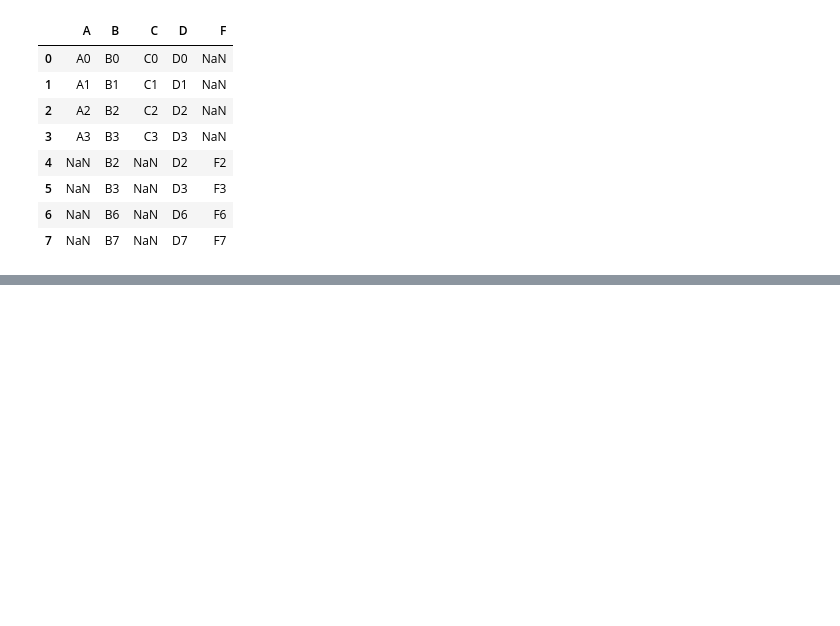
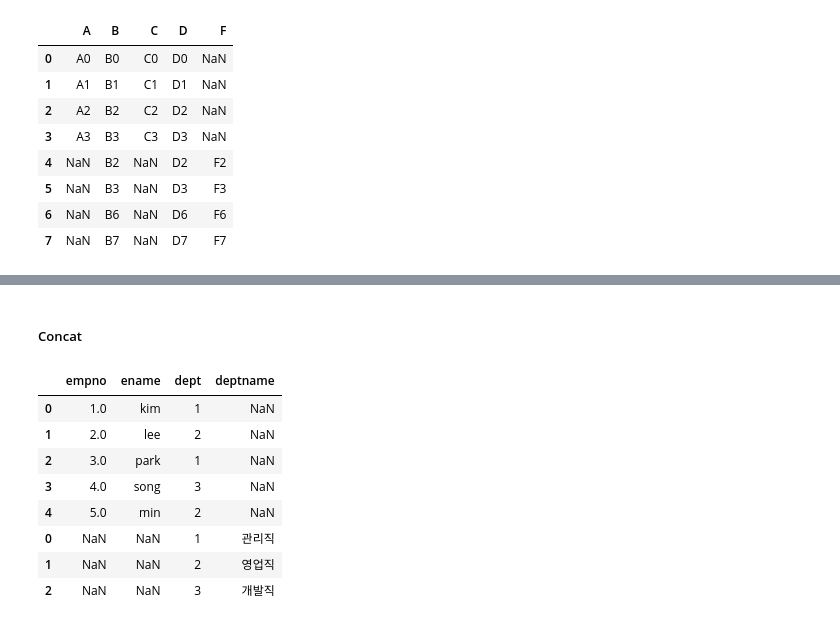
Before and after one commit to eeyeji/Python_Library, a Jupyter notebook: 2일차/concat.ipynb, the cells around one changed output, grey strips where cells are left out. Saved outputs shown, nothing was run; the diff lists cells and outputs as text; code cells hidden in the pictures; blank space fills up the shorter version.

Commit message:
Concat

```diff
--- a/2일차/concat.ipynb
+++ b/2일차/concat.ipynb
@@ -176,0 +179,21 @@ result
+# %%
+employee = [{'empno':1, 'ename':'kim', 'dept':1},
+            {'empno':2, 'ename':'lee', 'dept':2},
+            {'empno':3, 'ename':'park', 'dept':1},
+            {'empno':4, 'ename':'song', 'dept':3},
+            {'empno':5, 'ename':'min', 'dept':2}
+           ]
+dept=[{'dept':1, 'deptname':'관리직'},
+      {'dept':2, 'deptname':'영업직'},
+      {'dept':3, 'deptname':'개발직'}
+     ]
+info =[{'empno':1, 'addr':'서울시','phone':'010-1111-1111'},
+       {'empno':3, 'addr':'부산시','phone':'010-2222-2222'},
+       {'empno':2, 'addr':'광주시','phone':'010-3333-3333'},
+       {'empno':5, 'addr':'광주시','phone':'010-4444-4444'},
+       {'empno':4, 'addr':'광주시','phone':'010-5555-5555'}
+      ]
+# %%
+emp = pd.DataFrame(employee)
+dept = pd.DataFrame(dept)
+info = pd.DataFrame(info)
@@ -176,0 +280,14 @@ result
+# %% [markdown]
+##### Concat
+# %%
+pd.concat([emp, dept])
+# %% [output]
+|  | empno | ename | dept | deptname |
+| 0 | 1.0 | kim | 1 | NaN |
+| 1 | 2.0 | lee | 2 | NaN |
+| 2 | 3.0 | park | 1 | NaN |
+| 3 | 4.0 | song | 3 | NaN |
+| 4 | 5.0 | min | 2 | NaN |
+| 0 | NaN | NaN | 1 | 관리직 |
+| 1 | NaN | NaN | 2 | 영업직 |
+| 2 | NaN | NaN | 3 | 개발직 |
```
Also changed, not shown: parts of 11 cells of this notebook.
